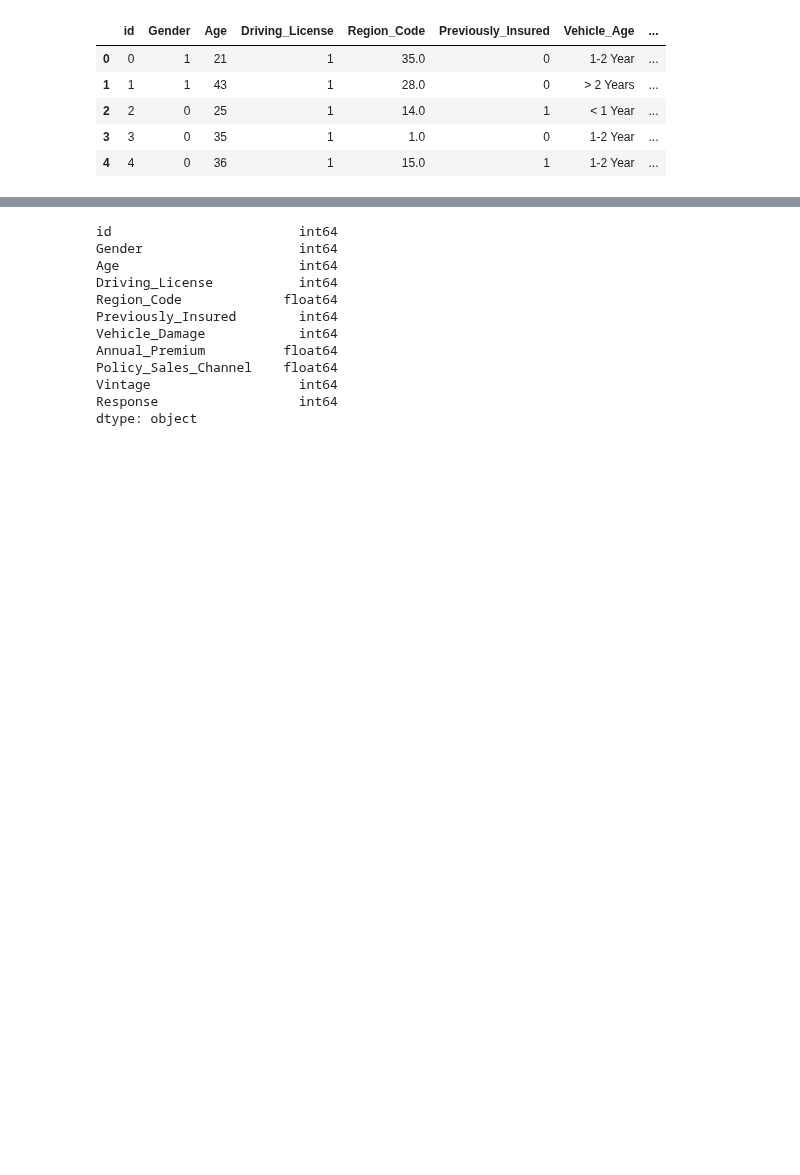
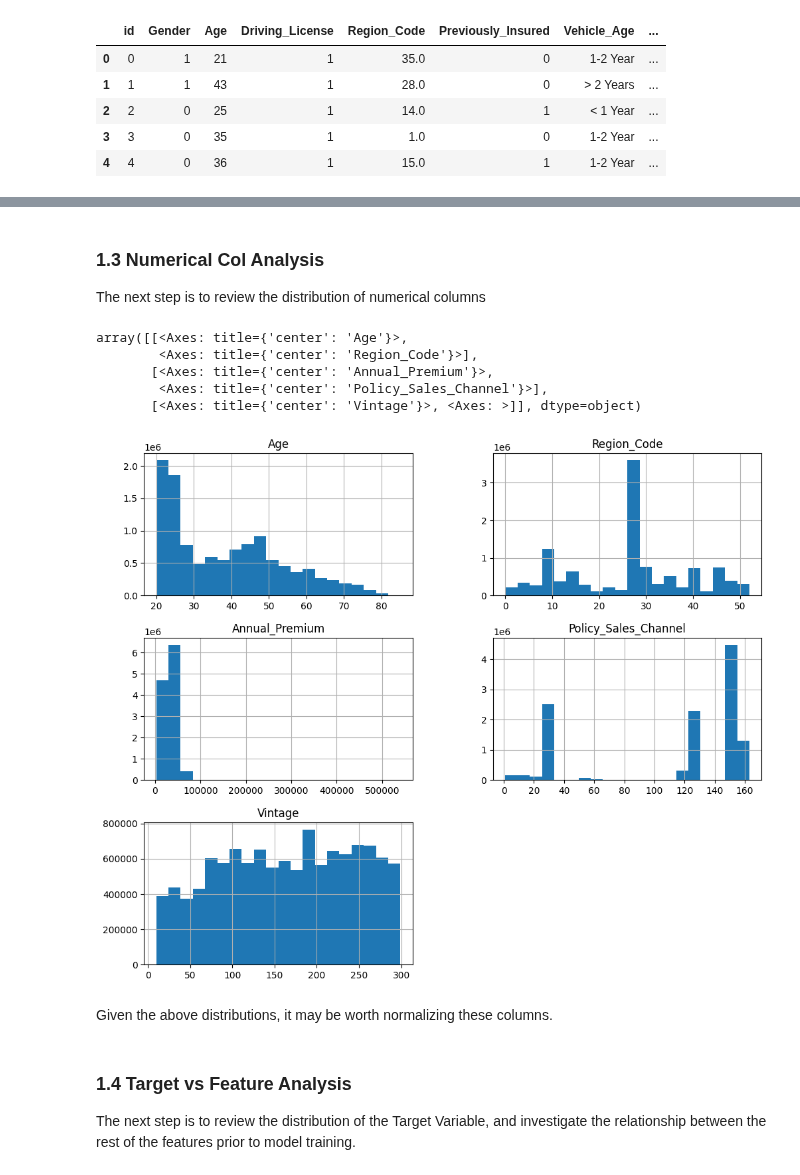
Before and after one commit to Mark-Barbaric/Kaggle, a Jupyter notebook: binary_classification_of_insurance_selling/bc_insurance_selling.ipynb, the cells around one changed output, grey strips where cells are left out. Cells and saved outputs as stored; diff of their text form; code cells hidden in the pictures; blank space fills up the shorter version.

Commit message:
AP-38 - started work on target and feature analysis

```diff
--- a/binary_classification_of_insurance_selling/bc_insurance_selling.ipynb
+++ b/binary_classification_of_insurance_selling/bc_insurance_selling.ipynb
@@ -195,16 +196,22 @@ pd.concat([train_df, vehicle_age_one_hot], ignore_index=True, axis=1)
 11504798 rows × 14 columns
-# %%
-train_df.dtypes
-# %% [output]
-id                        int64
-Gender                    int64
-Age                       int64
-Driving_License           int64
-Region_Code             float64
-Previously_Insured        int64
-Vehicle_Damage            int64
-Annual_Premium          float64
-Policy_Sales_Channel    float64
-Vintage                   int64
-Response                  int64
-dtype: object
+# %% [markdown]
+### 1.3 Numerical Col Analysis
+
+The next step is to review the distribution of numerical columns
+# %%
+NUMERICAL_COLS = ['Age', 'Region_Code', 'Annual_Premium', 'Policy_Sales_Channel', 'Vintage']
+# %%
+train_df_full[NUMERICAL_COLS].hist(bins=20, figsize=(12, 10))
+# %% [output]
+array([[<Axes: title={'center': 'Age'}>,
+        <Axes: title={'center': 'Region_Code'}>],
+       [<Axes: title={'center': 'Annual_Premium'}>,
+        <Axes: title={'center': 'Policy_Sales_Channel'}>],
+       [<Axes: title={'center': 'Vintage'}>, <Axes: >]], dtype=object)
+[figure, added]
+# %% [markdown]
+Given the above distributions, it may be worth normalizing these columns.
+# %% [markdown]
+### 1.4 Target vs Feature Analysis
+
+The next step is to review the distribution of the Target Variable, and investigate the relationship between the rest of the features prior to model training.
```
Also changed, not shown: parts of 1 cell of this notebook.
